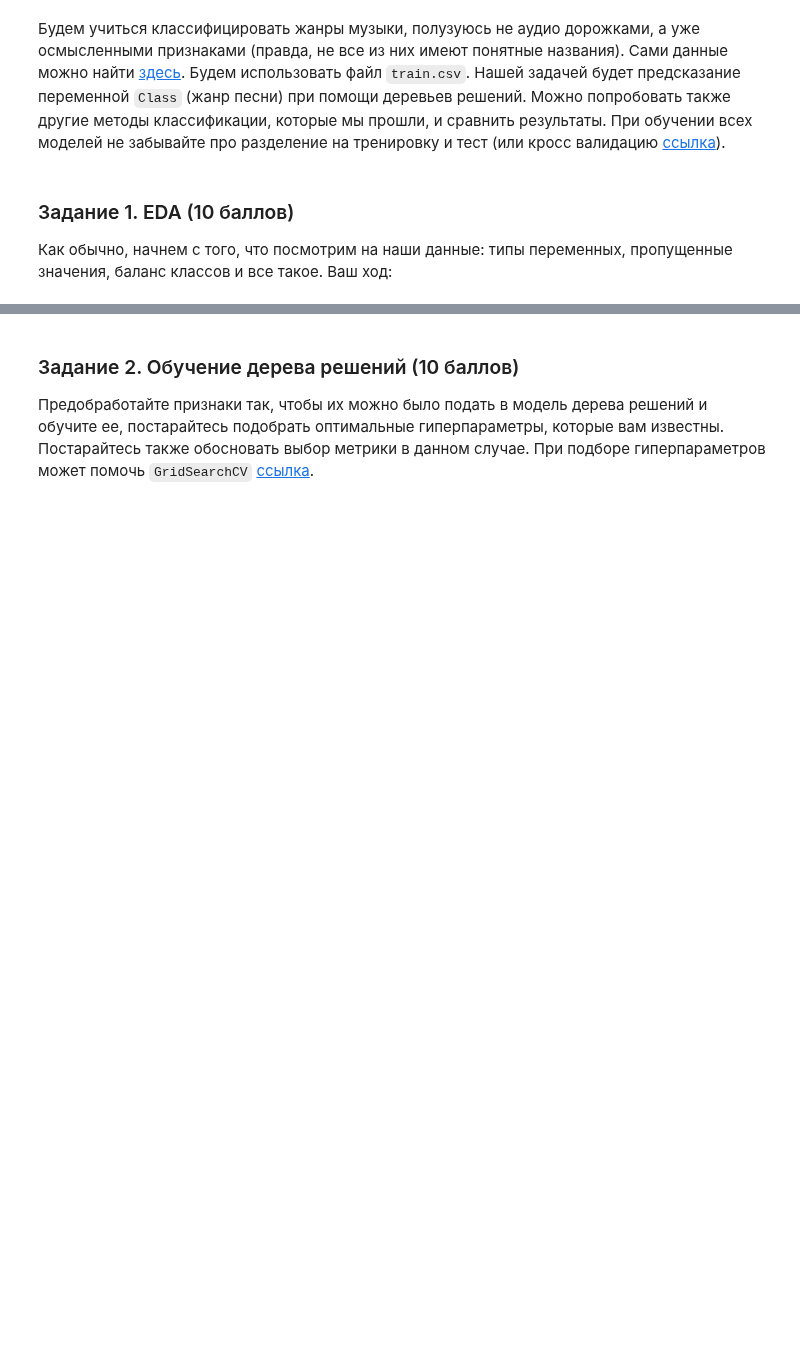
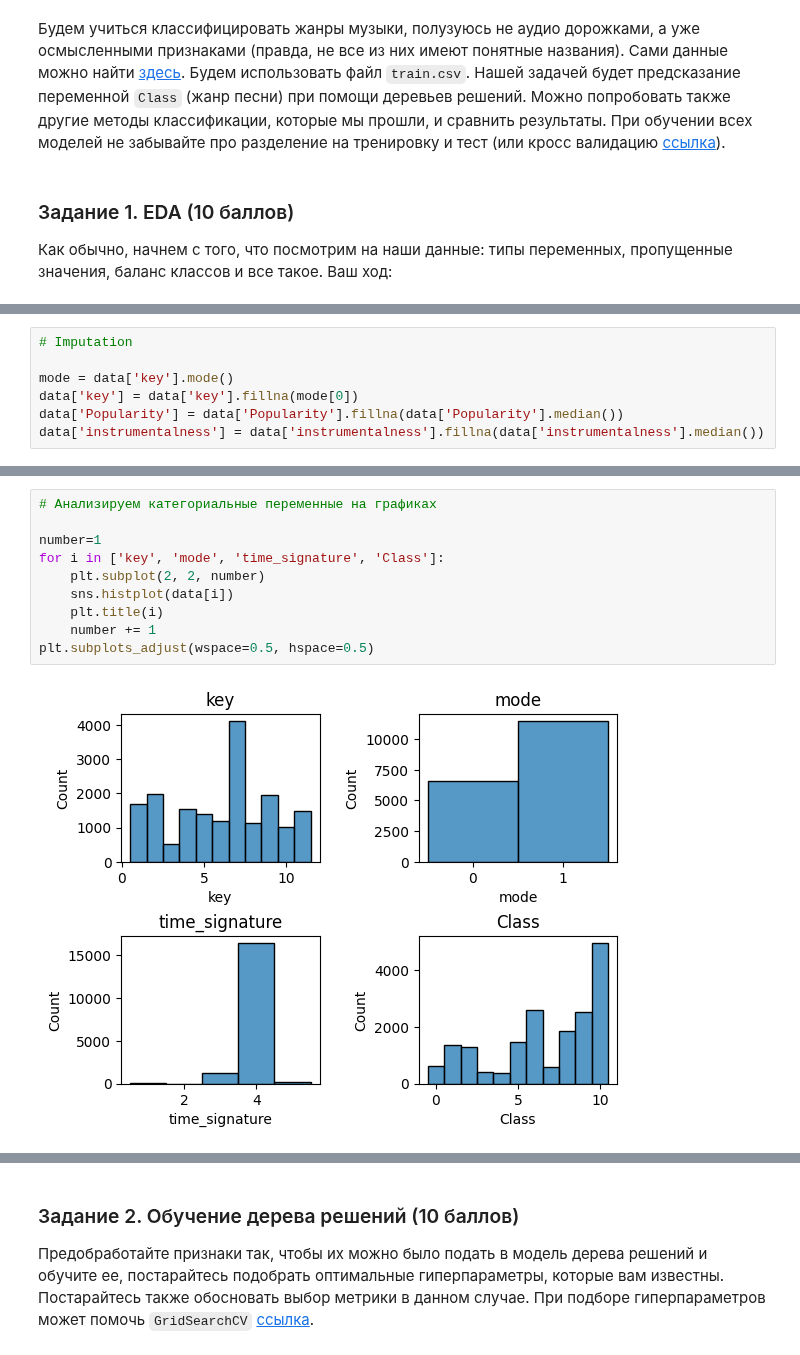
Before and after one commit to EkaterinShitik/BI_ML_2024, a Jupyter notebook: hw4_dt/code/dt_lecture_practice.ipynb, the cells around one changed output, grey strips where cells are left out. Drawn from its saved outputs; the diff is of its cells as text; blank space fills up the shorter version.

```diff
--- a/hw4_dt/code/dt_lecture_practice.ipynb
+++ b/hw4_dt/code/dt_lecture_practice.ipynb
@@ -14,0 +161,7 @@ data.head()
+# %%
+# Imputation
+
+mode = data['key'].mode()
+data['key'] = data['key'].fillna(mode[0])
+data['Popularity'] = data['Popularity'].fillna(data['Popularity'].median())
+data['instrumentalness'] = data['instrumentalness'].fillna(data['instrumentalness'].median())
@@ -14,0 +205,12 @@ data.head()
+# %%
+# Анализируем категориальные переменные на графиках
+
+number=1
+for i in ['key', 'mode', 'time_signature', 'Class']:
+    plt.subplot(2, 2, number)
+    sns.histplot(data[i])
+    plt.title(i)
+    number += 1
+plt.subplots_adjust(wspace=0.5, hspace=0.5)
+# %% [output]
+[figure, added]
```
Also changed, not shown: parts of 63 cells of this notebook.
